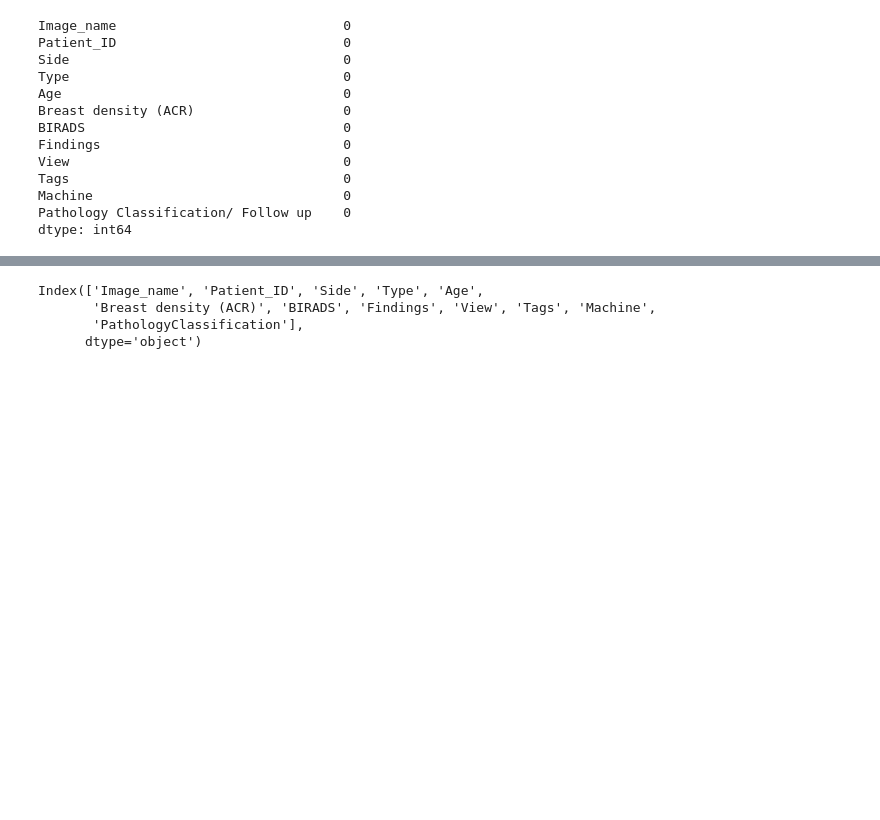
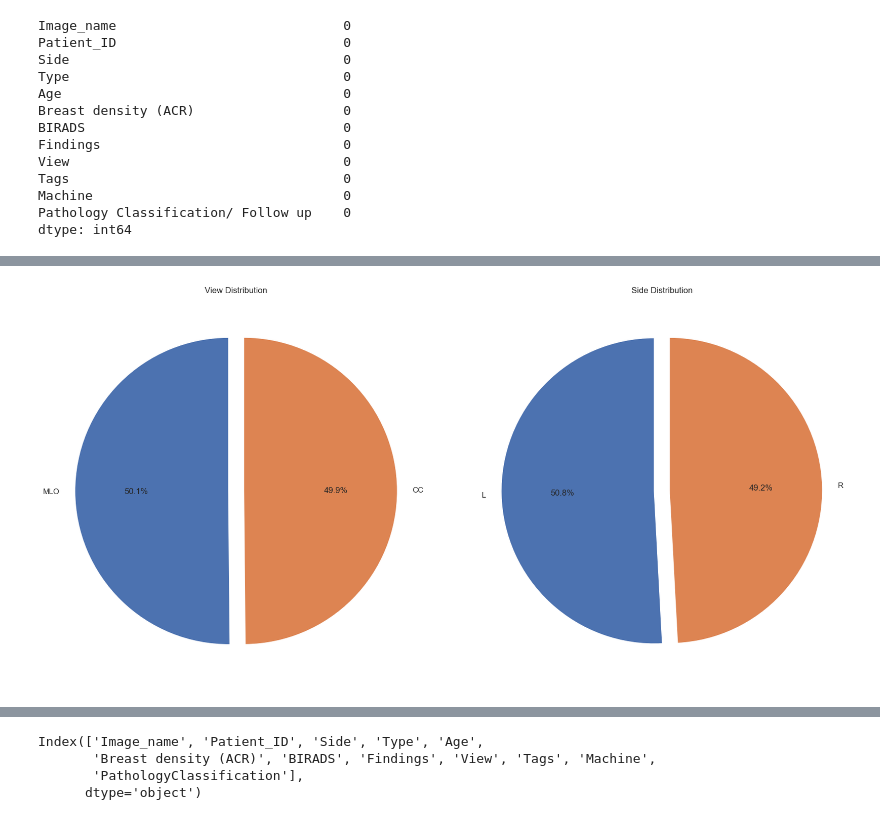
Before and after one commit to abdolazizsalimi/PGU_DataMining_1402, a Jupyter notebook: finalProject/Breast-Canser-notebook.ipynb, the cells around one changed output, grey strips where cells are left out. Cells and saved outputs as stored; diff of their text form; code cells hidden in the pictures; blank space fills up the shorter version.

```diff
--- a/finalProject/Breast-Canser-notebook.ipynb
+++ b/finalProject/Breast-Canser-notebook.ipynb
@@ -94,0 +143,29 @@ df.rename(columns={'Pathology Classification/ Follow up': 'PathologyClassificati
+# %%
+
+
+fig, ax = plt.subplots(1, 2, figsize=(20, 10))
+
+
+view_counts = df.View.value_counts()
+view_labels = view_counts.index
+view_explode = [0.05] * len(view_counts)
+
+# Plot View pie chart
+ax[0].pie(view_counts, labels=view_labels, autopct='%.1f%%', explode=view_explode, startangle=90)
+ax[0].set_title('View Distribution')
+ax[0].axis('equal')
+
+# Prepare data for Side pie chart
+side_counts = df.Side.value_counts()
+side_labels = side_counts.index
+side_explode = [0.05] * len(side_counts)
+
+# Plot Side pie chart
+ax[1].pie(side_counts, labels=side_labels, autopct='%.1f%%', explode=side_explode, startangle=90)
+ax[1].set_title('Side Distribution')
+ax[1].axis('equal')
+
+    # Display plots
+plt.show()
+# %% [output]
+[figure, added]
```
Also changed, not shown: parts of 33 cells of this notebook, 2 other files.
